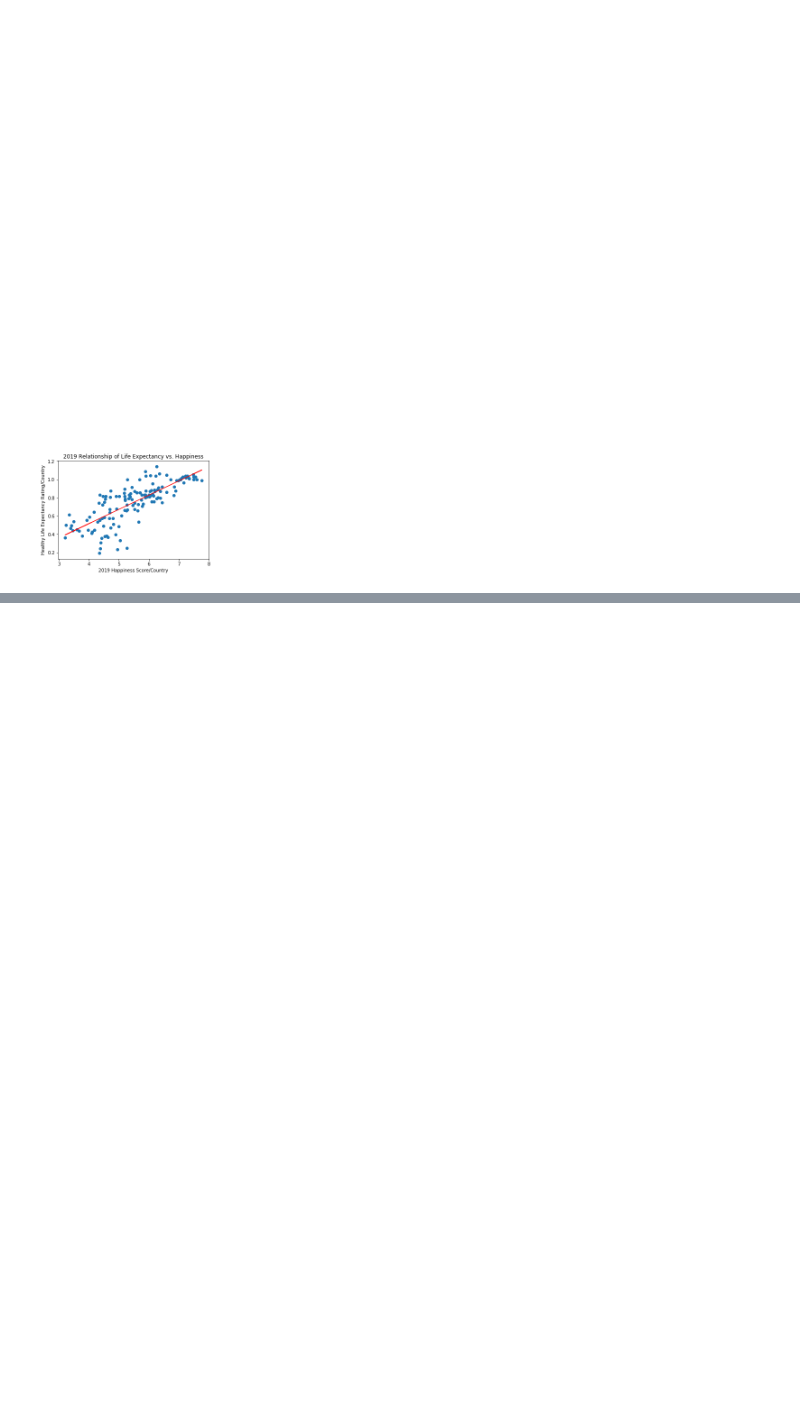
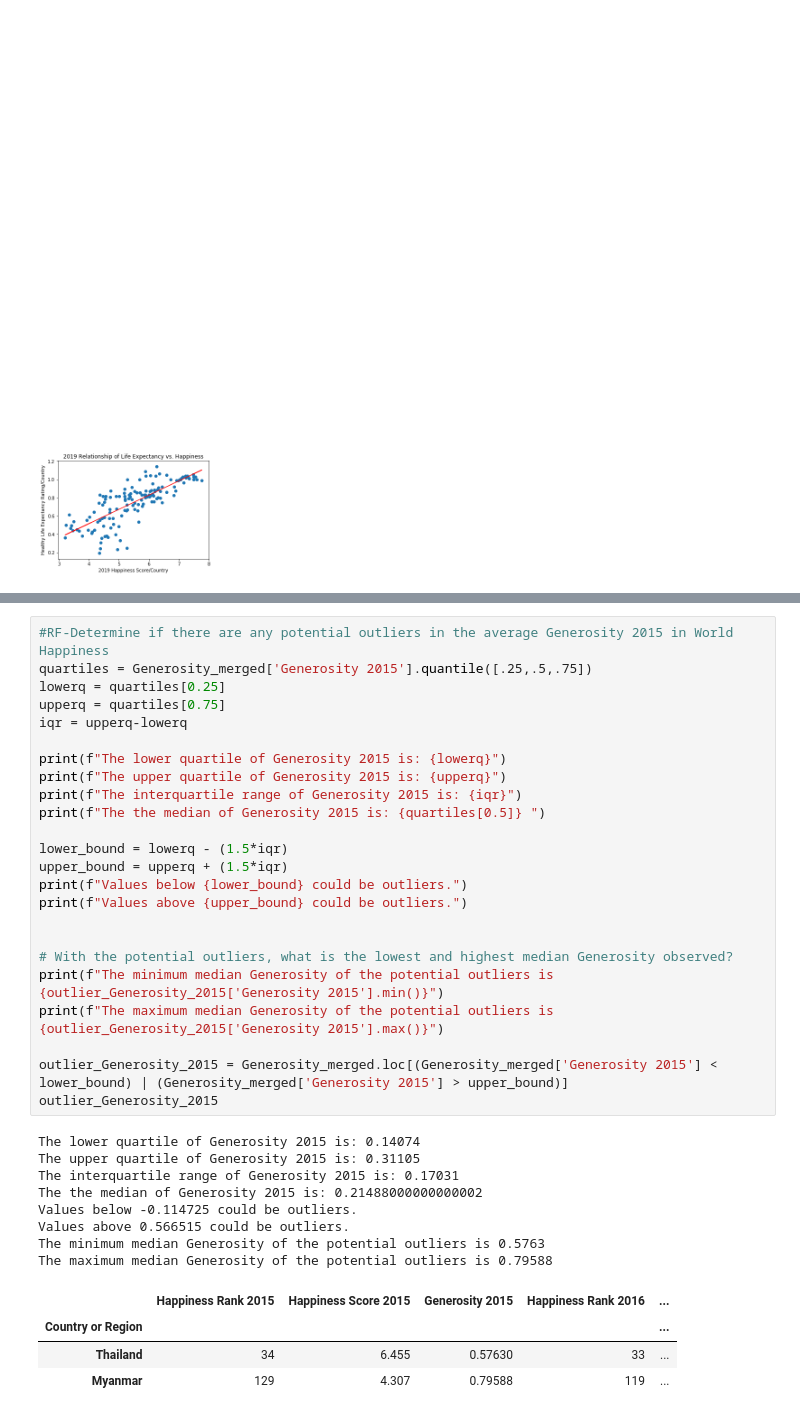
Before and after one commit to DanyCh093/Project-One-, a Jupyter notebook: world-happiness/Happiness_Index_Renamed.ipynb, the cells around one changed output, grey strips where cells are left out. Cells and saved outputs as stored; diff of their text form; blank space fills up the shorter version.

Commit message:
presentation update 1 Quartiles

```diff
--- a/world-happiness/Happiness_Index_Renamed.ipynb
+++ b/world-happiness/Happiness_Index_Renamed.ipynb
@@ -275,0 +346,37 @@ plotting_happiness(x_values, y_values, x_label, y_label, chart_title)
+# %%
+#RF-Determine if there are any potential outliers in the average Generosity 2015 in World Happiness
+quartiles = Generosity_merged['Generosity 2015'].quantile([.25,.5,.75])
+lowerq = quartiles[0.25]
+upperq = quartiles[0.75]
+iqr = upperq-lowerq
+
+print(f"The lower quartile of Generosity 2015 is: {lowerq}")
+print(f"The upper quartile of Generosity 2015 is: {upperq}")
+print(f"The interquartile range of Generosity 2015 is: {iqr}")
+print(f"The the median of Generosity 2015 is: {quartiles[0.5]} ")
+
+lower_bound = lowerq - (1.5*iqr)
+upper_bound = upperq + (1.5*iqr)
+print(f"Values below {lower_bound} could be outliers.")
+print(f"Values above {upper_bound} could be outliers.")
+
+
+# With the potential outliers, what is the lowest and highest median Generosity observed?
+print(f"The minimum median Generosity of the potential outliers is {outlier_Generosity_2015['Generosity 2015'].min()}")
+print(f"The maximum median Generosity of the potential outliers is {outlier_Generosity_2015['Generosity 2015'].max()}")
+
+outlier_Generosity_2015 = Generosity_merged.loc[(Generosity_merged['Generosity 2015'] < lower_bound) | (Generosity_merged['Generosity 2015'] > upper_bound)]
+outlier_Generosity_2015
+# %% [output]
+The lower quartile of Generosity 2015 is: 0.14074
+The upper quartile of Generosity 2015 is: 0.31105
+The interquartile range of Generosity 2015 is: 0.17031
+The the median of Generosity 2015 is: 0.21488000000000002
+Values below -0.114725 could be outliers.
+Values above 0.566515 could be outliers.
+The minimum median Generosity of the potential outliers is 0.5763
+The maximum median Generosity of the potential outliers is 0.79588
+|  | Happiness Rank 2015 | Happiness Score 2015 | Generosity 2015 | Happiness Rank 2016 | ... |
+| Country or Region |  |  |  |  | ... |
+| Thailand | 34 | 6.455 | 0.57630 | 33 | ... |
+| Myanmar | 129 | 4.307 | 0.79588 | 119 | ... |
```
Also changed, not shown: parts of 13 cells of this notebook.
